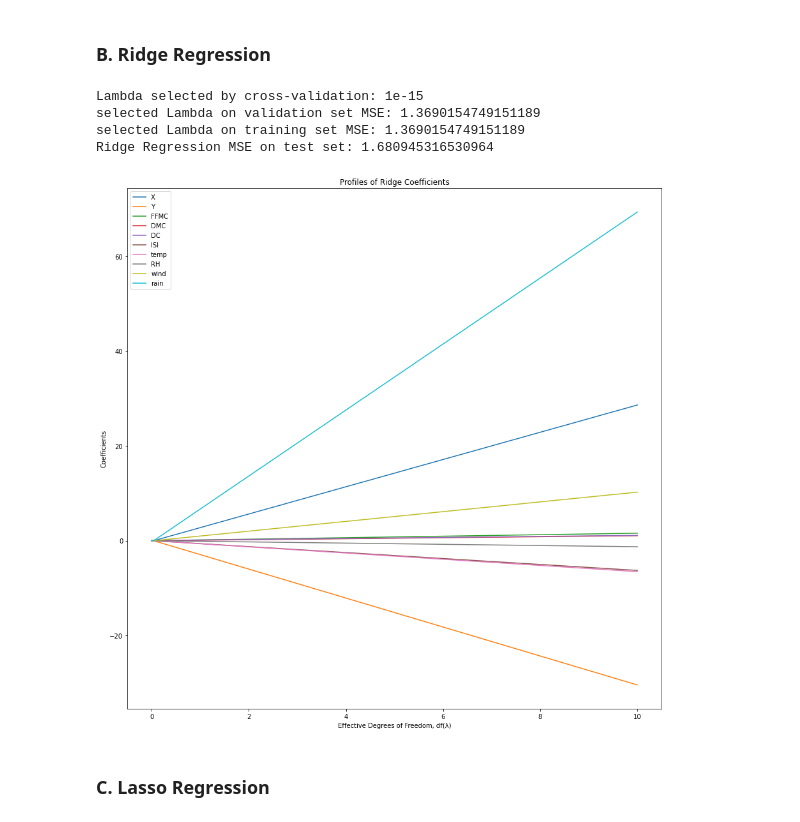
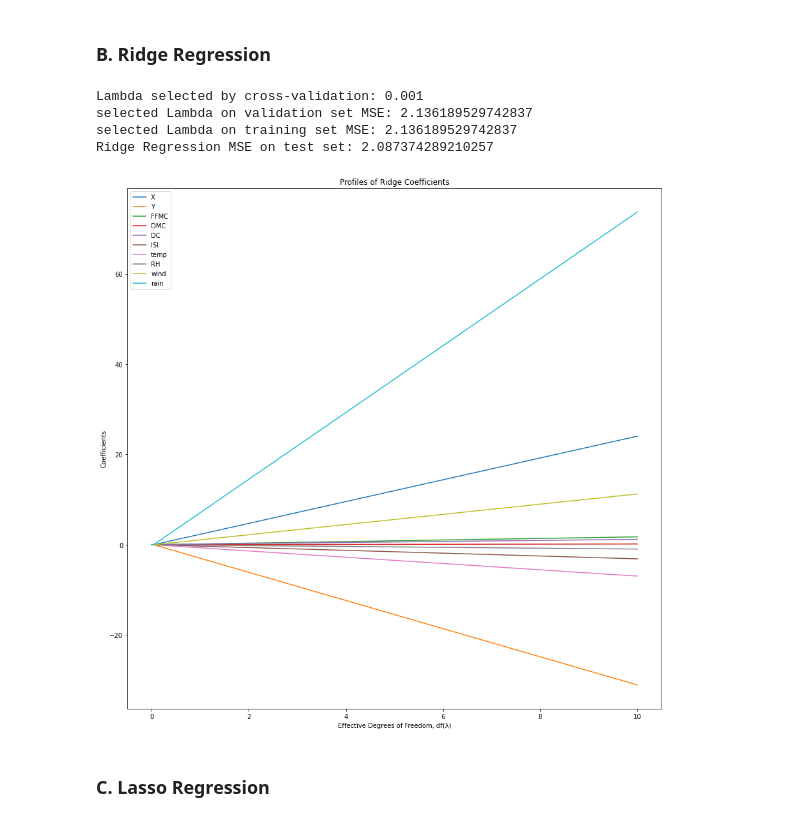
Before and after one commit to nsubbaian/FrequentistML, a Jupyter notebook: Project1/FMLAssignment_1.ipynb, the cells around one changed output. Saved outputs shown, nothing was run; the diff lists cells and outputs as text; code cells hidden in the pictures.

```diff
--- a/Project1/FMLAssignment_1.ipynb
+++ b/Project1/FMLAssignment_1.ipynb
@@ -84,6 +85,14 @@ features = list(RidgeTrain_X.columns.values)
 RidgeTrain_X = preprocessing.normalize(RidgeTrain_X)
 RidgeVal_X = preprocessing.normalize(RidgeVal_X)
 RidgeTest_X = preprocessing.normalize(RidgeTest_X)
+
+# RidgeTrain_X = normalize(RidgeTrain_X)
+# RidgeVal_X = normalize(RidgeVal_X)
+# RidgeTest_X = normalize(RidgeTest_X)
+
+# RidgeTrain_Y = normalize(RidgeTrain_Y)
+# RidgeVal_Y = normalize(RidgeVal_Y)
+# RidgeTest_Y = normalize(RidgeTest_Y)
 
 # some lambda values reccomended from scikitlearn
 for lam in [1e-15, 1e-5, .1, 1,1e-4, 1e-2,1e-3, 1, 5, 10]:
@@ -103,39 +112,39 @@ print("Lambda selected by cross-validation:", bestLambda)
 print("selected Lambda on validation set MSE:", bestMSE)
 
 betaRidge_hat = np.linalg.inv((RidgeTrain_X.T.dot(RidgeTrain_X) + bestLambda*(identity))).dot(RidgeTrain_X.T).dot(RidgeTrain_Y)
 y_hat = RidgeTrain_X.dot(betaRidge_hat)
 print("selected Lambda on training set MSE:", bestMSE)
 
 # Report the mean squared error on the test dataset, using the best lambda you found on the validation set.
 # DO NOT USE THE TEST DATASET TO CHOOSE LAMBDA.
 betaRidge_hat = np.linalg.inv((RidgeTrain_X.T.dot(RidgeTrain_X) + bestLambda*(identity))).dot(RidgeTrain_X.T).dot(RidgeTrain_Y)
 y_hat = RidgeTest_X.dot(betaRidge_hat)
-ridgeMSE = np.square(np.subtract(linTest_Y,y_hat)).mean()
+ridgeMSE = np.square(np.subtract(RidgeTest_Y,y_hat)).mean()
 print("Ridge Regression MSE on test set:", ridgeMSE)
 
 # Ridge Coefficients plotted as a function of degrees of freedom
 X = []
 Y = []
 for lam in np.arange(0, 10000000, 10000):
   betaRidge_hat = np.linalg.inv((RidgeTrain_X.T.dot(RidgeTrain_X) + lam*(identity))).dot(RidgeTrain_X.T).dot(RidgeTrain_Y)
   dofFreedom = np.matrix(RidgeTrain_X.dot(np.linalg.inv((RidgeTrain_X.T.dot(RidgeTrain_X) + lam*(identity))).dot(RidgeTrain_X.T)))
   X.append(dofFreedom.trace()[0,0])
   Y.append(betaRidge_hat)
 
 plt.figure(figsize=(15,15))
 for i in range(0,10):
   plt.plot(X, list(map(list, zip(*Y)))[i], label = features[i] )
 plt.legend()
 plt.title("Profiles of Ridge Coefficients")
 plt.xlabel('Effective Degrees of Freedom, df(λ)')
 plt.ylabel('Coefficients')
 plt.show()
 # %% [output]
-Lambda selected by cross-validation: 1e-15
-selected Lambda on validation set MSE: 1.3690154749151189
-selected Lambda on training set MSE: 1.3690154749151189
-Ridge Regression MSE on test set: 1.680945316530964
+Lambda selected by cross-validation: 0.001
+selected Lambda on validation set MSE: 2.136189529742837
+selected Lambda on training set MSE: 2.136189529742837
+Ridge Regression MSE on test set: 2.087374289210257
-[figure, old version]
+[figure, new version]
 # %% [markdown]
 ### C. Lasso Regression
 # %%
```
Also changed, not shown: parts of 3 cells of this notebook.
